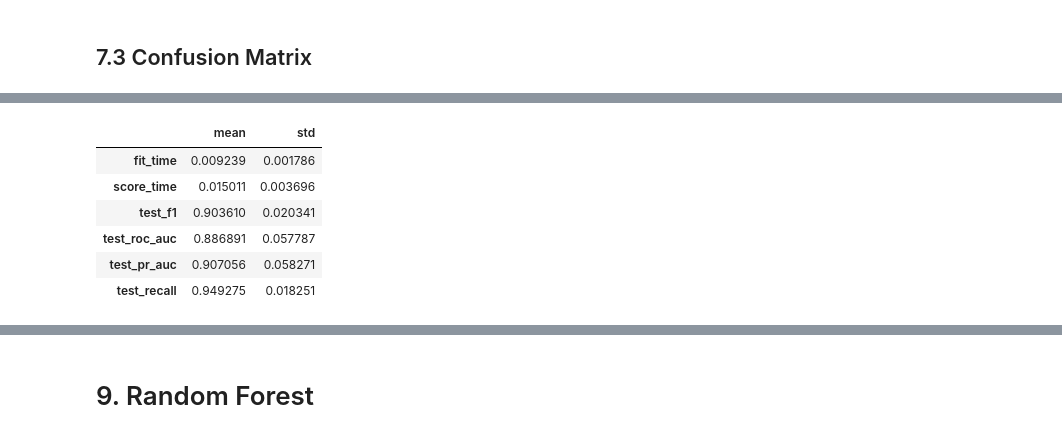
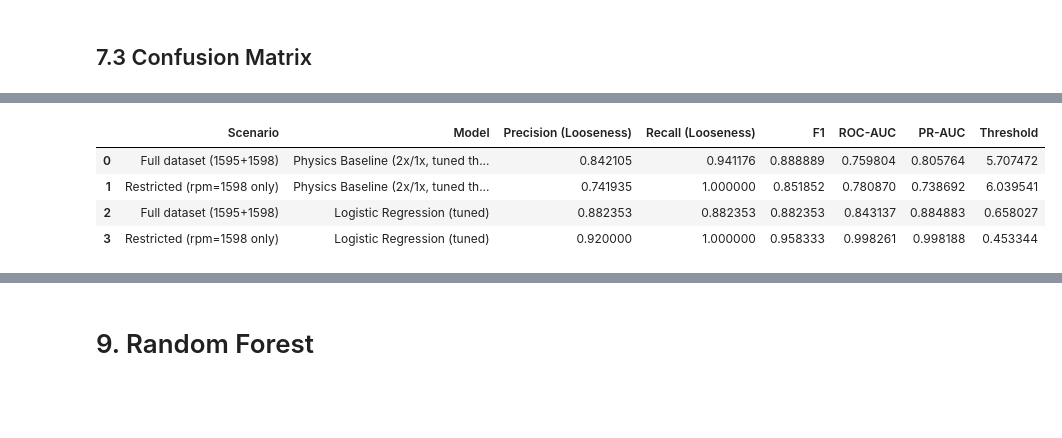
Before and after one commit to marioandrededeus/vibration-condition-monitoring, a Jupyter notebook: notebooks/01_part2_pipeline.ipynb, the cells around one changed output, grey strips where cells are left out. Drawn from its saved outputs; the diff is of its cells as text; code cells hidden in the pictures; blank space fills up the shorter version.

```diff
--- a/notebooks/01_part2_pipeline.ipynb
+++ b/notebooks/01_part2_pipeline.ipynb
@@ -1557,14 +1631,12 @@ X_tr, X_te, y_tr, y_te = train_test_split(
 # %%
-def log_transform_df(X: pd.DataFrame) -> pd.DataFrame:
-    X = X.copy()
-    X["agg__amp_2x_over_1x_max"] = np.log1p(X["agg__amp_2x_over_1x_max"].clip(lower=0))
-    X["agg__amp_3x_over_1x_max"] = np.log1p(X["agg__amp_3x_over_1x_max"].clip(lower=0))
-    return X
+selected_features = [
+    "agg__amp_2x_over_1x_max",
+    "agg__amp_3x_over_1x_max",
+    "agg__crest_factor_max"
+]
 
-pipeline = Pipeline([
-    ("log", FunctionTransformer(log_transform_df, validate=False)),
-    ("scaler", StandardScaler()),
-    ("model", LogisticRegression(max_iter=1000))
-])
+df_full = features_df.copy()
+df_1598 = features_df.loc[features_df["rpm"] == 1598].copy()
 
-pipeline.fit(X_tr, y_tr)
+log_full = run_logistic_tuned(df_full, selected_features)
+log_1598 = run_logistic_tuned(df_1598, selected_features)
@@ -1578,29 +1645,47 @@ Pipeline(steps=[('log',
 # %%
-cv = StratifiedKFold(n_splits=5, shuffle=True, random_state=42)
+def evaluate_logistic_holdout(out, scenario_name):
 
-scoring = {
-    "f1": "f1",
-    "roc_auc": "roc_auc",
-    "pr_auc": "average_precision",
-    "recall": "recall"
-}
+    pipe = out["pipeline"]
+    X_te = out["X_te"]
+    y_te = out["y_te"]
+    threshold = out["threshold"]
 
-cv_results = cross_validate(
-    pipeline,
-    X_tr,
-    y_tr,
-    cv=cv,
-    scoring=scoring,
-    return_train_score=False
-)
+    y_score = pipe.predict_proba(X_te)[:, 1]
+    y_pred = (y_score >= threshold).astype(int)
 
-cv_summary = pd.DataFrame(cv_results).agg(["mean", "std"]).T
-cv_summary
+    return {
+        "Scenario": scenario_name,
+        "Precision (Looseness)": precision_score(y_te, y_pred),
+        "Recall (Looseness)": recall_score(y_te, y_pred),
+        "F1": f1_score(y_te, y_pred),
+        "ROC-AUC": roc_auc_score(y_te, y_score),
+        "PR-AUC": average_precision_score(y_te, y_score),
+        "Threshold": threshold,
+        "y_true": y_te,
+        "y_pred": y_pred
+    }
+
+res_full = evaluate_logistic_holdout(log_full, "Full dataset (1595+1598)")
+res_1598 = evaluate_logistic_holdout(log_1598, "Restricted (rpm=1598 only)")
+
+df_models = pd.concat([
+    df_models,
+    pd.DataFrame([{
+        "Scenario": res_full["Scenario"],
+        "Model": "Logistic Regression (tuned)",
+        **{k: res_full[k] for k in ["Precision (Looseness)", "Recall (Looseness)", "F1", "ROC-AUC", "PR-AUC", "Threshold"]}
+    }]),
+    pd.DataFrame([{
+        "Scenario": res_1598["Scenario"],
+        "Model": "Logistic Regression (tuned)",
+        **{k: res_1598[k] for k in ["Precision (Looseness)", "Recall (Looseness)", "F1", "ROC-AUC", "PR-AUC", "Threshold"]}
+    }])
+], ignore_index=True)
+
+df_models
 # %% [output]
-|  | mean | std |
-| fit_time | 0.009239 | 0.001786 |
-| score_time | 0.015011 | 0.003696 |
-| test_f1 | 0.903610 | 0.020341 |
-| test_roc_auc | 0.886891 | 0.057787 |
-| test_pr_auc | 0.907056 | 0.058271 |
-| test_recall | 0.949275 | 0.018251 |
+|  | Scenario | Model | Precision (Looseness) | Recall (Looseness) | F1 | ROC-AUC | PR-AUC | Threshold |
+| 0 | Full dataset (1595+1598) | Physics Baseline (2x/1x, tuned th... | 0.842105 | 0.941176 | 0.888889 | 0.759804 | 0.805764 | 5.707472 |
+| 1 | Restricted (rpm=1598 only) | Physics Baseline (2x/1x, tuned th... | 0.741935 | 1.000000 | 0.851852 | 0.780870 | 0.738692 | 6.039541 |
+| 2 | Full dataset (1595+1598) | Logistic Regression (tuned) | 0.882353 | 0.882353 | 0.882353 | 0.843137 | 0.884883 | 0.658027 |
+| 3 | Restricted (rpm=1598 only) | Logistic Regression (tuned) | 0.920000 | 1.000000 | 0.958333 | 0.998261 | 0.998188 | 0.453344 |
```
Also changed, not shown: parts of 78 cells of this notebook, 3 other files.
